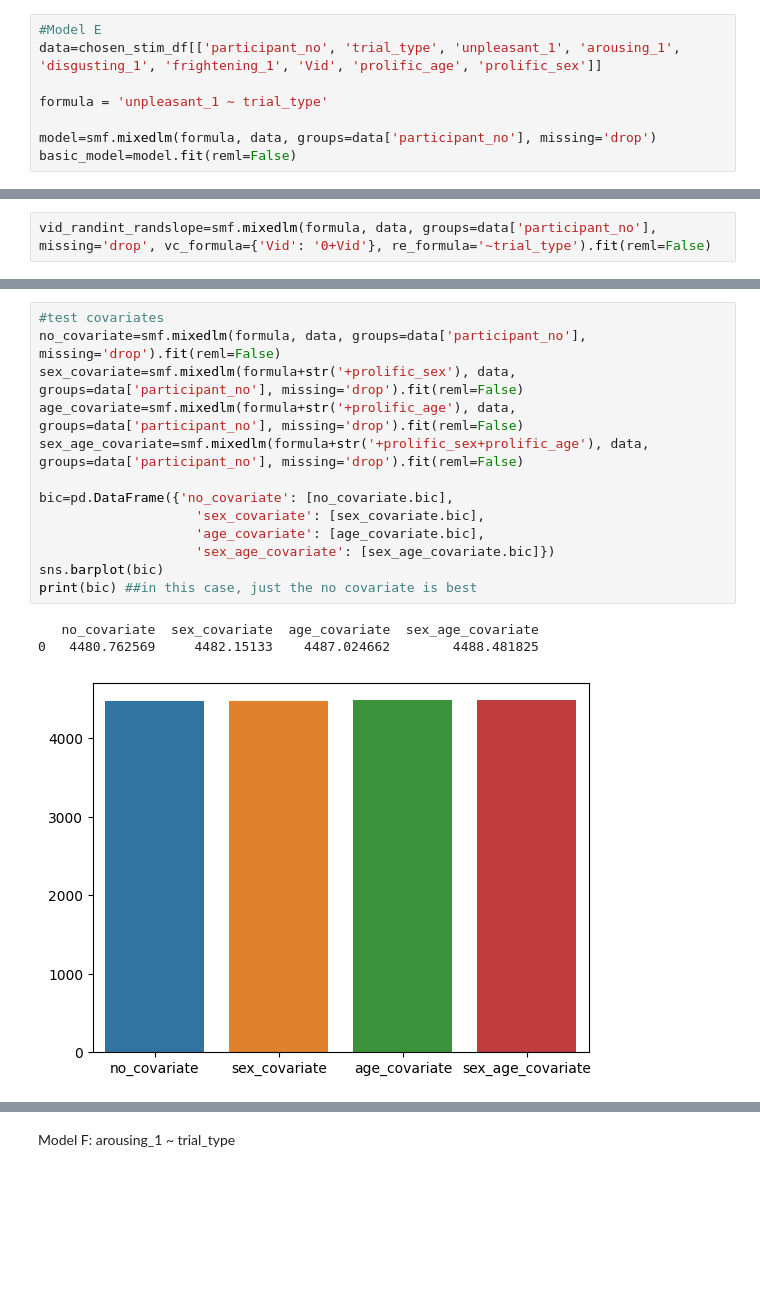
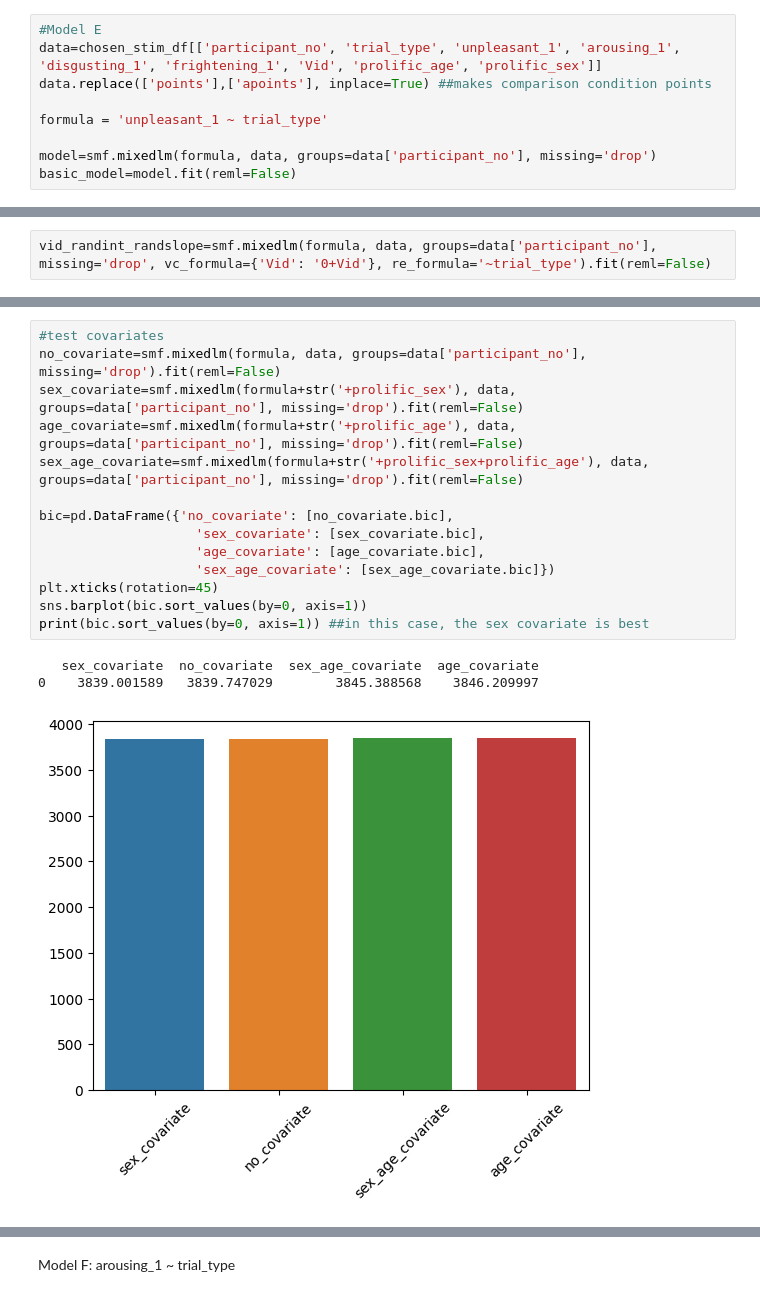
Before and after one commit to emilybagley/disgust_reversal_learning-stage2, a Jupyter notebook: 1_video_ratings_analysis.ipynb, the cells around one changed output, grey strips where cells are left out. Cells and saved outputs as stored; diff of their text form; blank space fills up the shorter version.

```diff
--- a/1_video_ratings_analysis.ipynb
+++ b/1_video_ratings_analysis.ipynb
@@ -398,6 +431,7 @@ Model E: 'unpleasant_1 (valence) ~ trial_type'
 # %%
 #Model E
 data=chosen_stim_df[['participant_no', 'trial_type', 'unpleasant_1', 'arousing_1', 'disgusting_1', 'frightening_1', 'Vid', 'prolific_age', 'prolific_sex']]
+data.replace(['points'],['apoints'], inplace=True) ##makes comparison condition points
 
 formula = 'unpleasant_1 ~ trial_type'
 
@@ -428,19 +462,20 @@ print(bic) ##in this case, basic model is best
 # %%
 #test covariates
 no_covariate=smf.mixedlm(formula, data, groups=data['participant_no'], missing='drop').fit(reml=False)
 sex_covariate=smf.mixedlm(formula+str('+prolific_sex'), data, groups=data['participant_no'], missing='drop').fit(reml=False)
 age_covariate=smf.mixedlm(formula+str('+prolific_age'), data, groups=data['participant_no'], missing='drop').fit(reml=False)
 sex_age_covariate=smf.mixedlm(formula+str('+prolific_sex+prolific_age'), data, groups=data['participant_no'], missing='drop').fit(reml=False)
 
 bic=pd.DataFrame({'no_covariate': [no_covariate.bic],
                     'sex_covariate': [sex_covariate.bic],
                     'age_covariate': [age_covariate.bic],
                     'sex_age_covariate': [sex_age_covariate.bic]})
-sns.barplot(bic)
-print(bic) ##in this case, just the no covariate is best
+plt.xticks(rotation=45)
+sns.barplot(bic.sort_values(by=0, axis=1))
+print(bic.sort_values(by=0, axis=1)) ##in this case, the sex covariate is best
 # %% [output]
-   no_covariate  sex_covariate  age_covariate  sex_age_covariate
-0   4480.762569     4482.15133    4487.024662        4488.481825
+   sex_covariate  no_covariate  sex_age_covariate  age_covariate
+0    3839.001589   3839.747029        3845.388568    3846.209997
-[figure, old version]
+[figure, new version]
 # %%
 #Hypothesis test using this model
```
Also changed, not shown: parts of 25 cells of this notebook, 8 other files.
